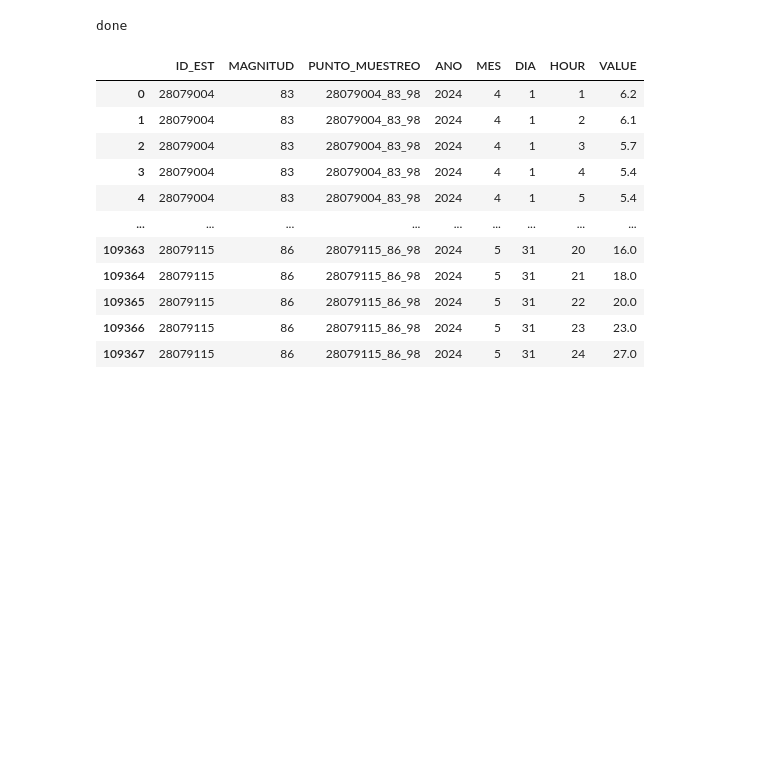
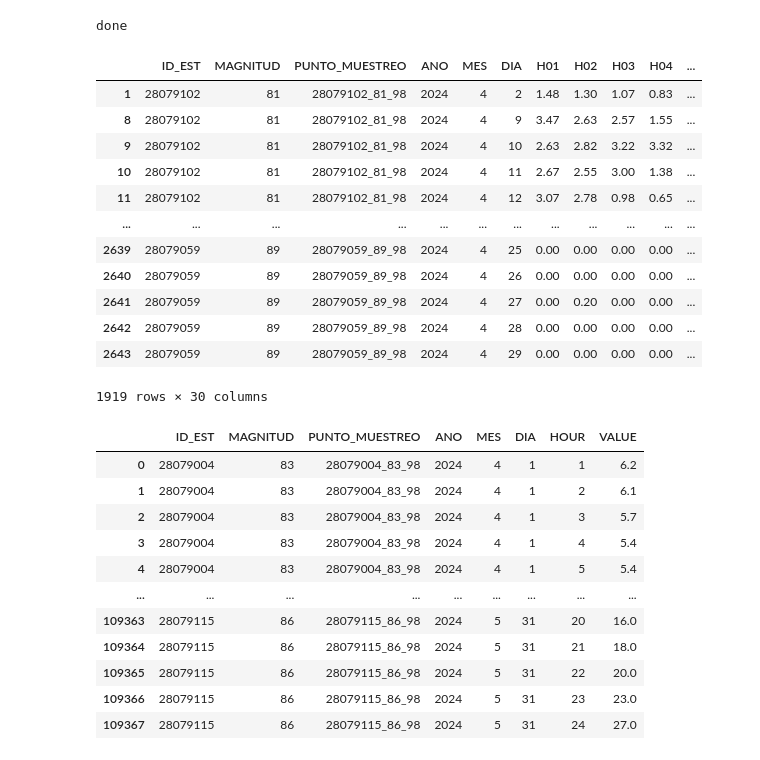
Before and after one commit to acelico/Air-pollution-Madrid, a Jupyter notebook: notebooks/2) load METEO data.ipynb, the cells around one changed output. Drawn from its saved outputs; the diff is of its cells as text; code cells hidden in the pictures; blank space fills up the shorter version.

```diff
--- a/notebooks/2) load METEO data.ipynb
+++ b/notebooks/2) load METEO data.ipynb
@@ -31,33 +32,49 @@ for file in files:
 
         # Reorder columns to make the new column the first one
         columns_order = ['ID_EST'] + [col for col in df.columns if col != 'ID_EST']
         df = df[columns_order]
         #drop unnecessary cols
         df.drop(df.columns[[1, 2, 3]], axis=1, inplace=True)
 
         # Find columns that start with 'V'
         columns_with_v = [col for col in df.columns if col.startswith('V')]
 
         # Keep rows where any of these columns have the value 'V'
         # Variables not assigned a V correspond to not valid measurements
         for col in columns_with_v:
             df = df[df[col] == 'V']
 
 
         # Drop all validation columns
         df = df.loc[:, ~df.columns.str.startswith('V')]
         # Reshape the DataFrame to have hourly data in rows
         df_melted = df.melt(id_vars=['ID_EST', 'MAGNITUD', 'PUNTO_MUESTREO', 'ANO', 'MES', 'DIA'],
                             var_name='HOUR', value_name='VALUE')
 
         # Extract the hour from the 'HOUR' column
         df_melted['HOUR'] = df_melted['HOUR'].str.extract('(\d+)', expand=False).astype(int)
 
         # Sort the DataFrame by ID_EST, MAGNITUD, and timestamp
         df_melted = df_melted.sort_values(by=['ID_EST', 'MAGNITUD', 'ANO', 'MES', 'DIA', 'HOUR'])
         # Save the modified DataFrame to a new CSV file
         output_file = file.replace('.csv', '_modified.csv')
         df_melted.to_csv(output_file, index=False)
+
+df
+# %% [output]
+|  | ID_EST | MAGNITUD | PUNTO_MUESTREO | ANO | MES | DIA | H01 | H02 | H03 | H04 | ... |
+| 1 | 28079102 | 81 | 28079102_81_98 | 2024 | 4 | 2 | 1.48 | 1.30 | 1.07 | 0.83 | ... |
+| 8 | 28079102 | 81 | 28079102_81_98 | 2024 | 4 | 9 | 3.47 | 2.63 | 2.57 | 1.55 | ... |
+| 9 | 28079102 | 81 | 28079102_81_98 | 2024 | 4 | 10 | 2.63 | 2.82 | 3.22 | 3.32 | ... |
+| 10 | 28079102 | 81 | 28079102_81_98 | 2024 | 4 | 11 | 2.67 | 2.55 | 3.00 | 1.38 | ... |
+| 11 | 28079102 | 81 | 28079102_81_98 | 2024 | 4 | 12 | 3.07 | 2.78 | 0.98 | 0.65 | ... |
+| ... | ... | ... | ... | ... | ... | ... | ... | ... | ... | ... | ... |
+| 2639 | 28079059 | 89 | 28079059_89_98 | 2024 | 4 | 25 | 0.00 | 0.00 | 0.00 | 0.00 | ... |
+| 2640 | 28079059 | 89 | 28079059_89_98 | 2024 | 4 | 26 | 0.00 | 0.00 | 0.00 | 0.00 | ... |
+| 2641 | 28079059 | 89 | 28079059_89_98 | 2024 | 4 | 27 | 0.00 | 0.20 | 0.00 | 0.00 | ... |
+| 2642 | 28079059 | 89 | 28079059_89_98 | 2024 | 4 | 28 | 0.00 | 0.00 | 0.00 | 0.00 | ... |
+| 2643 | 28079059 | 89 | 28079059_89_98 | 2024 | 4 | 29 | 0.00 | 0.00 | 0.00 | 0.00 | ... |
+1919 rows × 30 columns
 # %%
 #concatenate the modified files
 may = pd.read_csv('D:\\Data projects\\Air pollution Madrid\\data\\meteo data\\may_meteo24_modified.csv',sep=",")
```
Also changed, not shown: parts of 9 cells of this notebook, 2 other files.
